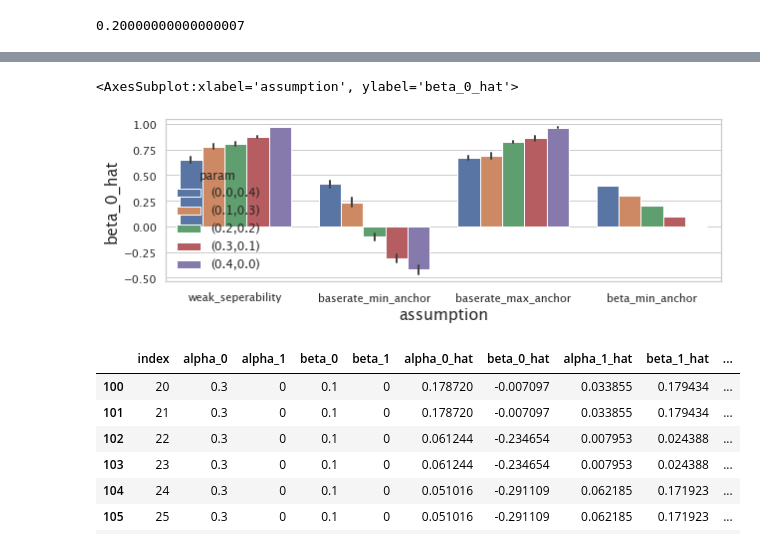
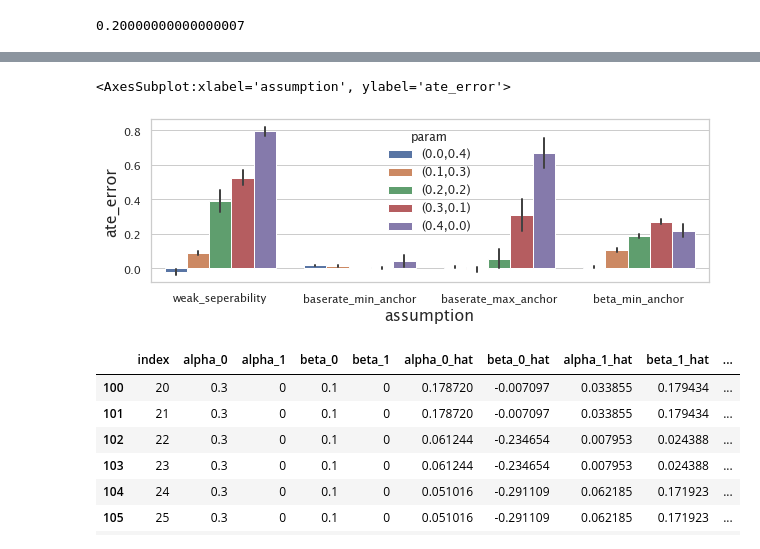
Before and after one commit to lguerdan/counterfactual-decision-support, a Jupyter notebook: notebook_results.ipynb, the cells around one changed output, grey strips where cells are left out. Cells and saved outputs as stored; diff of their text form; code cells hidden in the pictures.

Commit message:
add small NS experiment

```diff
--- a/notebook_results.ipynb
+++ b/notebook_results.ipynb
@@ -13,10 +13,10 @@ sns.set(style = "whitegrid", rc = {
     "xtick.labelsize": 11,
     "ytick.labelsize": 11,
     "axes.labelsize": 16,
-    'legend.fontsize': 12
+    'legend.fontsize': 12,
+    'legend.title_fontsize': 'large'
 })
-# palette = sns.color_palette(['#EE6123','#0072BB',"#00916E",'#000000' , '#4E148C', '#937860', '#F4D35E', '#F7B05B'])
-palette = sns.color_palette(['#0072BB', '#937860', '#4E148C', '#00916E', '#000000', '#EE6123'])
+palette = sns.color_palette(['#0072BB', '#937860', '#4E148C', '#00916E', '#000000', '#EE6123','#FF6123' ])
 # %% [markdown]
 ## Combined convergence plot
 # %%
@@ -487,20 +491,16 @@ pedf
 # %%
-pedf = get_ate_result_df('A_assumptions_experiment_jobs_learn_R10').reset_index()
-
+pedf = get_ate_result_df('A_assumptions_experiment_ohie_learn_R10').reset_index()
 
 assumptions = ['weak_seperability', 'baserate_min_anchor', 'baserate_max_anchor','beta_min_anchor']
 
 
-# pedf = pedf[pedf['baseline'] == 'COM-SL']
-# pedf = pedf[pedf['assumption'] == 'beta_min_anchor']
-
 pedf = pedf.sort_values(by=['baseline', 'alpha_0'], ascending=True)
 plt.figure(figsize=(10,3))
 
-sns.barplot(data=pedf, x='assumption', y='beta_0_hat', hue='param', ci=68, errwidth=2)
+sns.barplot(data=pedf, x='assumption', y='ate_error', hue='param', ci=68, errwidth=2)
 # %% [output]
-<AxesSubplot:xlabel='assumption', ylabel='beta_0_hat'>
+<AxesSubplot:xlabel='assumption', ylabel='ate_error'>
-[figure, old version]
+[figure, new version]
 # %%
 pedf = get_ate_result_df('A_assumptions_experiment_jobs_learn_R10').reset_index()
 pedf[pedf['beta_0_hat'] < 0]
```
Also changed, not shown: parts of 40 cells of this notebook, 5 other files.
